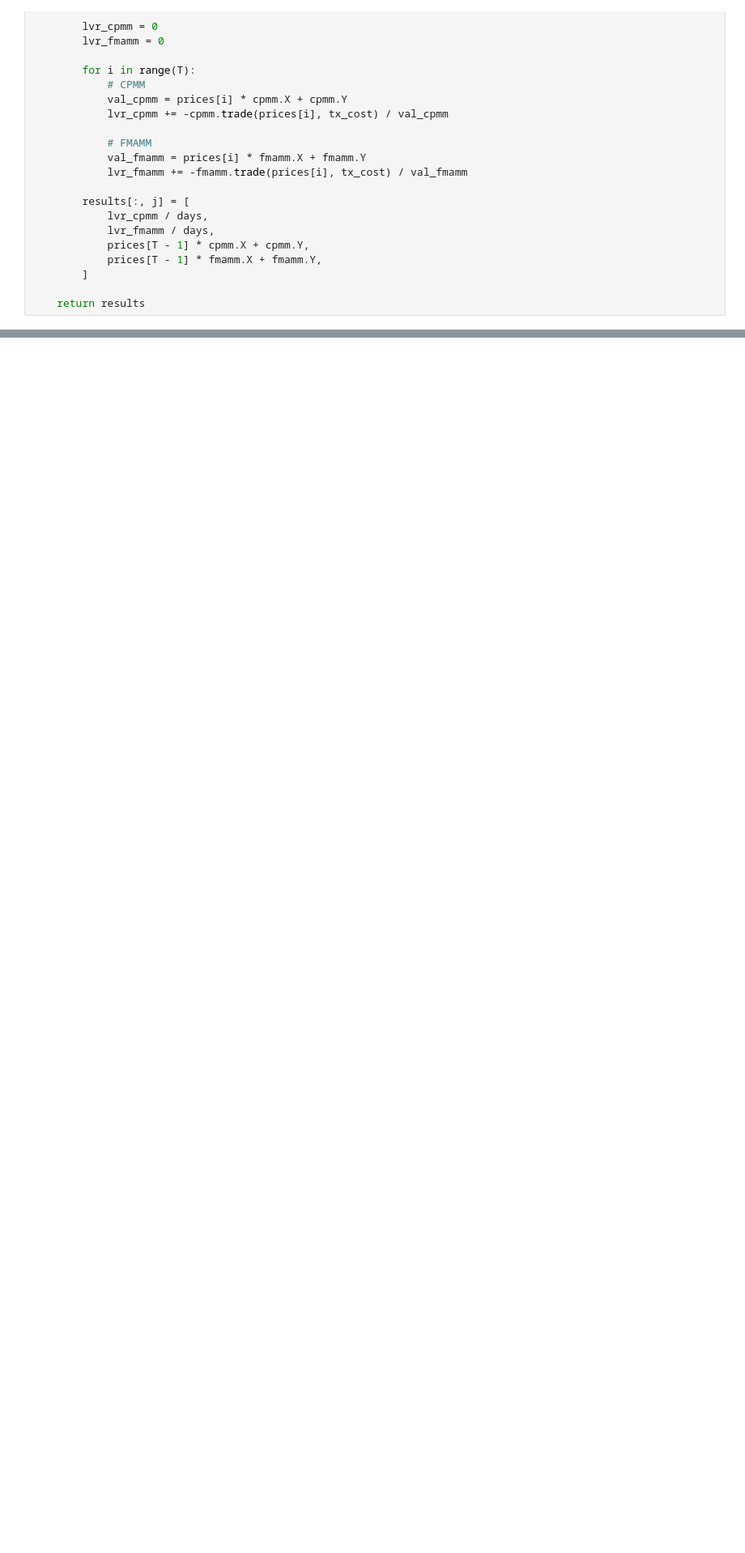
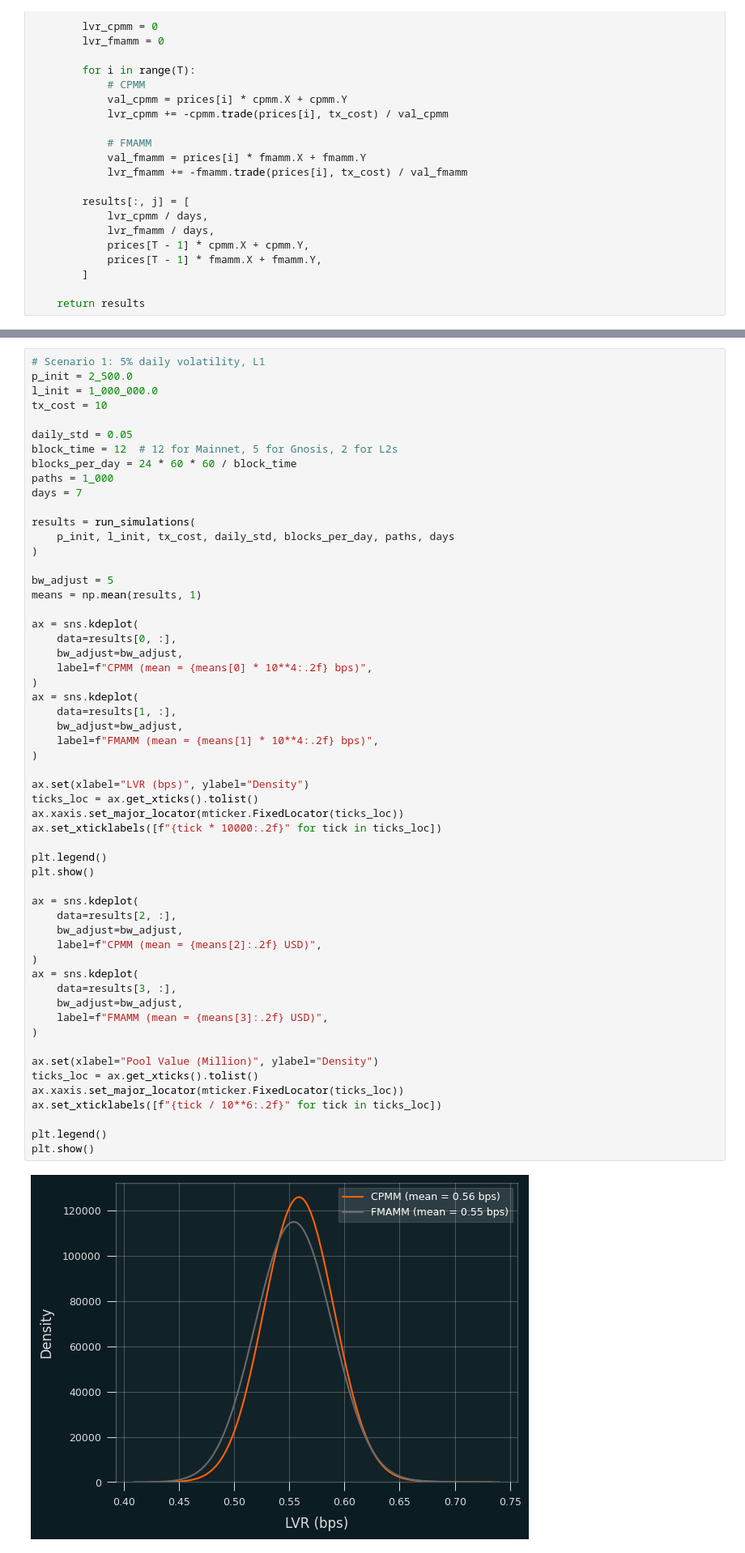
Before and after one commit to kosunghun317/FMAMM_LVR, a Jupyter notebook: notebooks/FMAMM_LVR_simulation.ipynb, the cells around one changed output, grey strips where cells are left out. Shown: that part at 81% size. Drawn from its saved outputs; the diff is of its cells as text; blank space fills up the shorter version.

```diff
--- a/notebooks/FMAMM_LVR_simulation.ipynb
+++ b/notebooks/FMAMM_LVR_simulation.ipynb
@@ -307,0 +302,58 @@ means = np.mean(results, 1)
+# %%
+# Scenario 1: 5% daily volatility, L1
+p_init = 2_500.0
+l_init = 1_000_000.0
+tx_cost = 10
+
+daily_std = 0.05
+block_time = 12  # 12 for Mainnet, 5 for Gnosis, 2 for L2s
+blocks_per_day = 24 * 60 * 60 / block_time
+paths = 1_000
+days = 7
+
+results = run_simulations(
+    p_init, l_init, tx_cost, daily_std, blocks_per_day, paths, days
+)
+
+bw_adjust = 5
+means = np.mean(results, 1)
+
+ax = sns.kdeplot(
+    data=results[0, :],
+    bw_adjust=bw_adjust,
+    label=f"CPMM (mean = {means[0] * 10**4:.2f} bps)",
+)
+ax = sns.kdeplot(
+    data=results[1, :],
+    bw_adjust=bw_adjust,
+    label=f"FMAMM (mean = {means[1] * 10**4:.2f} bps)",
+)
+
+ax.set(xlabel="LVR (bps)", ylabel="Density")
+ticks_loc = ax.get_xticks().tolist()
+ax.xaxis.set_major_locator(mticker.FixedLocator(ticks_loc))
+ax.set_xticklabels([f"{tick * 10000:.2f}" for tick in ticks_loc])
+
+plt.legend()
+plt.show()
+
+ax = sns.kdeplot(
+    data=results[2, :],
+    bw_adjust=bw_adjust,
+    label=f"CPMM (mean = {means[2]:.2f} USD)",
+)
+ax = sns.kdeplot(
+    data=results[3, :],
+    bw_adjust=bw_adjust,
+    label=f"FMAMM (mean = {means[3]:.2f} USD)",
+)
+
+ax.set(xlabel="Pool Value (Million)", ylabel="Density")
+ticks_loc = ax.get_xticks().tolist()
+ax.xaxis.set_major_locator(mticker.FixedLocator(ticks_loc))
+ax.set_xticklabels([f"{tick / 10**6:.2f}" for tick in ticks_loc])
+
+plt.legend()
+plt.show()
+# %% [output]
+[figure, added]
```
Also changed, not shown: parts of 13 cells of this notebook.
